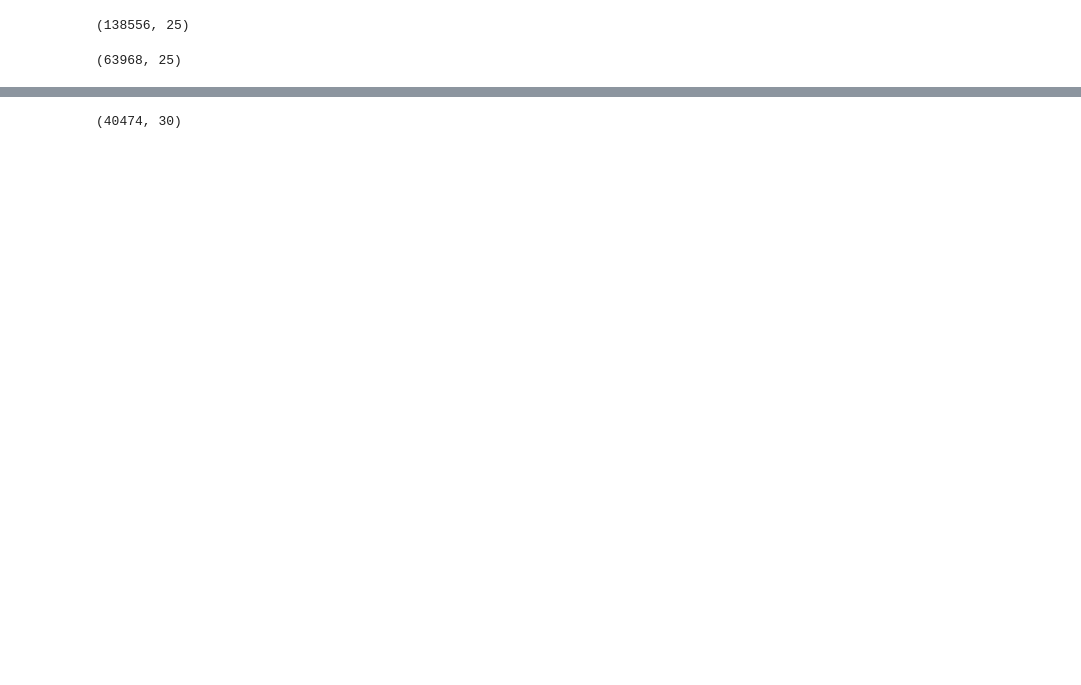
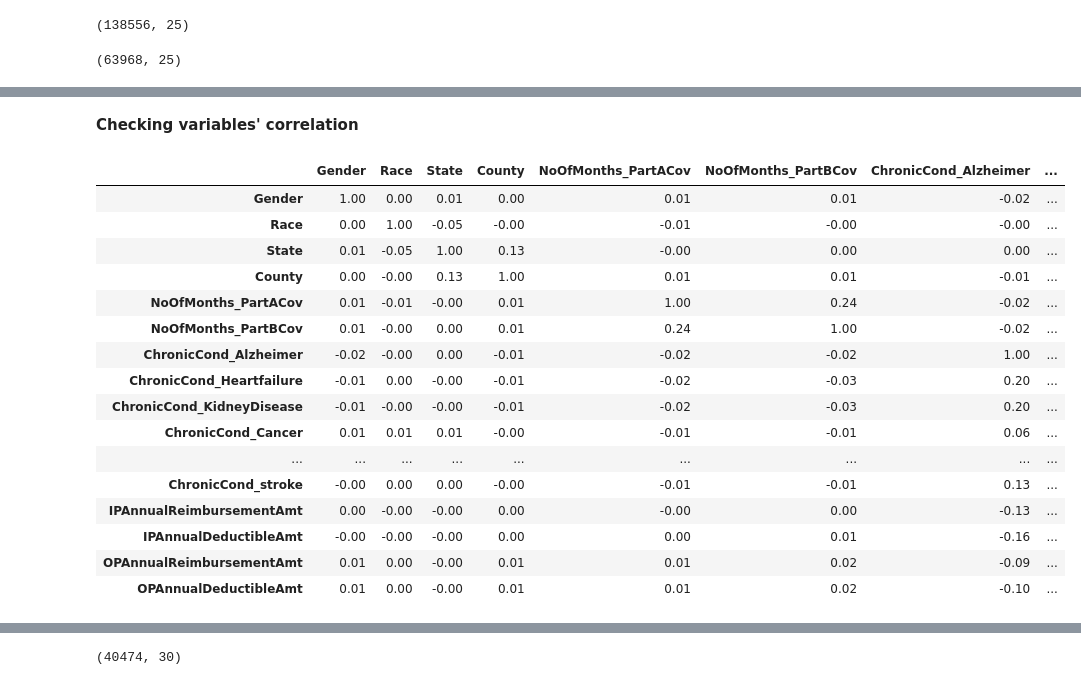
Before and after one commit to areias/healthcare_fraud, a Jupyter notebook: healthcare_fraud.ipynb, the cells around one changed output, grey strips where cells are left out. Drawn from its saved outputs; the diff is of its cells as text; code cells hidden in the pictures; blank space fills up the shorter version.

```diff
--- a/healthcare_fraud.ipynb
+++ b/healthcare_fraud.ipynb
@@ -120,0 +167,22 @@ test_ben.shape
+# %% [markdown]
+**Checking variables' correlation**
+# %%
+train_ben.corr().round(2)
+# %% [output]
+|  | Gender | Race | State | County | NoOfMonths_PartACov | NoOfMonths_PartBCov | ChronicCond_Alzheimer | ... |
+| Gender | 1.00 | 0.00 | 0.01 | 0.00 | 0.01 | 0.01 | -0.02 | ... |
+| Race | 0.00 | 1.00 | -0.05 | -0.00 | -0.01 | -0.00 | -0.00 | ... |
+| State | 0.01 | -0.05 | 1.00 | 0.13 | -0.00 | 0.00 | 0.00 | ... |
+| County | 0.00 | -0.00 | 0.13 | 1.00 | 0.01 | 0.01 | -0.01 | ... |
+| NoOfMonths_PartACov | 0.01 | -0.01 | -0.00 | 0.01 | 1.00 | 0.24 | -0.02 | ... |
+| NoOfMonths_PartBCov | 0.01 | -0.00 | 0.00 | 0.01 | 0.24 | 1.00 | -0.02 | ... |
+| ChronicCond_Alzheimer | -0.02 | -0.00 | 0.00 | -0.01 | -0.02 | -0.02 | 1.00 | ... |
+| ChronicCond_Heartfailure | -0.01 | 0.00 | -0.00 | -0.01 | -0.02 | -0.03 | 0.20 | ... |
+| ChronicCond_KidneyDisease | -0.01 | -0.00 | -0.00 | -0.01 | -0.02 | -0.03 | 0.20 | ... |
+| ChronicCond_Cancer | 0.01 | 0.01 | 0.01 | -0.00 | -0.01 | -0.01 | 0.06 | ... |
+| ... | ... | ... | ... | ... | ... | ... | ... | ... |
+| ChronicCond_stroke | -0.00 | 0.00 | 0.00 | -0.00 | -0.01 | -0.01 | 0.13 | ... |
+| IPAnnualReimbursementAmt | 0.00 | -0.00 | -0.00 | 0.00 | -0.00 | 0.00 | -0.13 | ... |
+| IPAnnualDeductibleAmt | -0.00 | -0.00 | -0.00 | 0.00 | 0.00 | 0.01 | -0.16 | ... |
+| OPAnnualReimbursementAmt | 0.01 | 0.00 | -0.00 | 0.01 | 0.01 | 0.02 | -0.09 | ... |
+| OPAnnualDeductibleAmt | 0.01 | 0.00 | -0.00 | 0.01 | 0.01 | 0.02 | -0.10 | ... |
```
Also changed, not shown: parts of 29 cells of this notebook.
